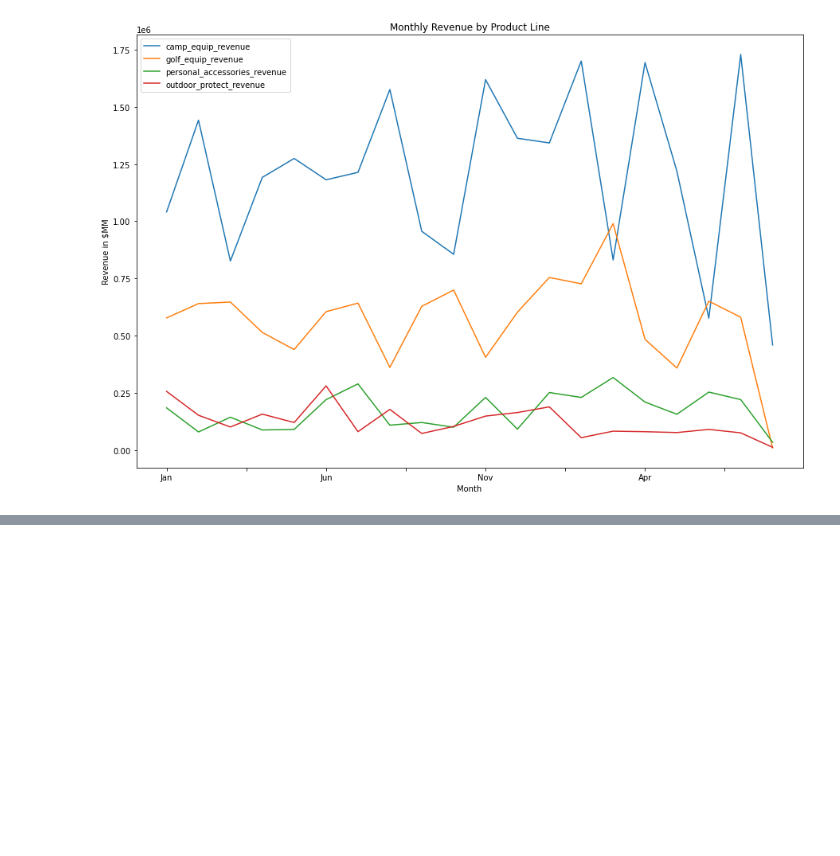
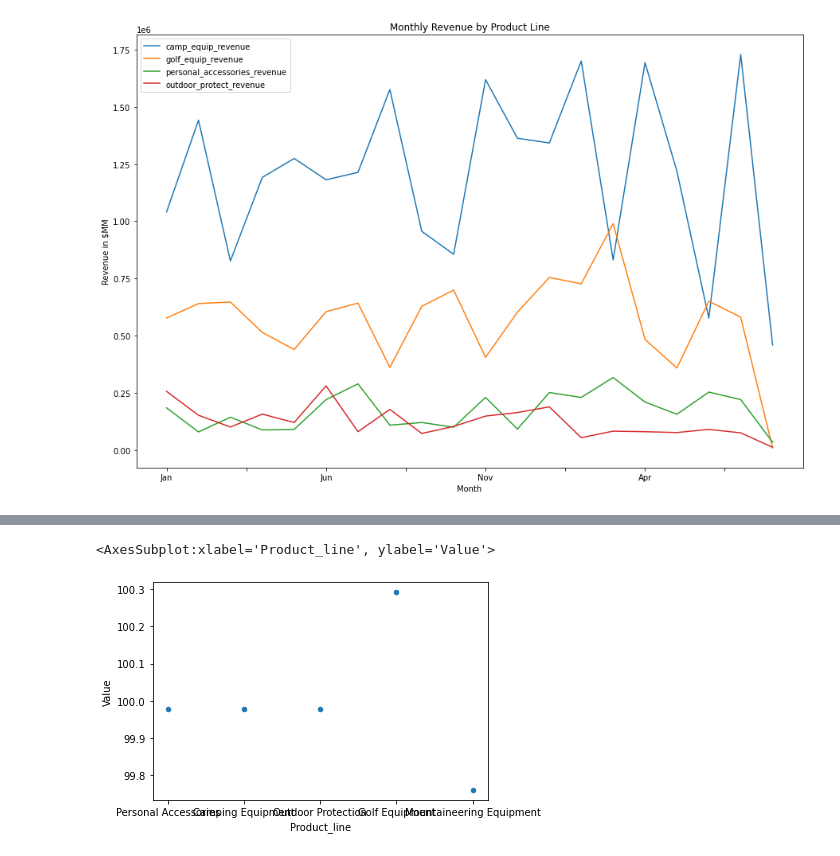
Before and after one commit to RenettaNelson/ADS-507---SQL-Data-Pipeline, a Jupyter notebook: ADS-507-01_group_3_wild_wonderful_sales.ipynb, the cells around one changed output, grey strips where cells are left out. Saved outputs shown, nothing was run; the diff lists cells and outputs as text; code cells hidden in the pictures; blank space fills up the shorter version.

```diff
--- a/ADS-507-01_group_3_wild_wonderful_sales.ipynb
+++ b/ADS-507-01_group_3_wild_wonderful_sales.ipynb
@@ -357,10 +393,10 @@ gdp_diff_2015_2016
 | 10 | 11 | -65.621 | 98.372 |
 | 11 | 12 | 54.483 | 31.467 |
 # %%
-test = pd.merge(cci_monthly, go_1k, how='inner',
+consumer_index = pd.merge(cci_monthly, go_1k, how='inner',
                  left_on=['Month', 'Year'],
                  right_on=['Month', 'Year'])
-test.head()
+consumer_index.head()
 # %% [output]
 |  | Value | Year | Month | Retailer_code | Product_number | Quantity |
 | 0 | 99.97893 | 2015 | 1 | 1133 | 134120 | 222 |
@@ -745,0 +827,9 @@ plt.show()
+# %%
+cci_and_product = pd.DataFrame(pd.read_sql("""SELECT consumer_index.Value, consumer_index.Month, consumer_index.Year, count(go_products.Product_line) as Product_line_Count, go_products.Product_line
+                                                FROM go_products
+                                                INNER JOIN consumer_index ON go_products.Product_number = consumer_index.Product_number
+                                                GROUP BY go_products.Product_line
+                                            ;""",
+                                                    connection))
+
+cci_and_product
@@ -745,0 +843,5 @@ plt.show()
+# %%
+cci_and_product.plot.scatter(x='Product_line', y='Value')
+# %% [output]
+<AxesSubplot:xlabel='Product_line', ylabel='Value'>
+[figure, added]
```
Also changed, not shown: parts of 25 cells of this notebook.
